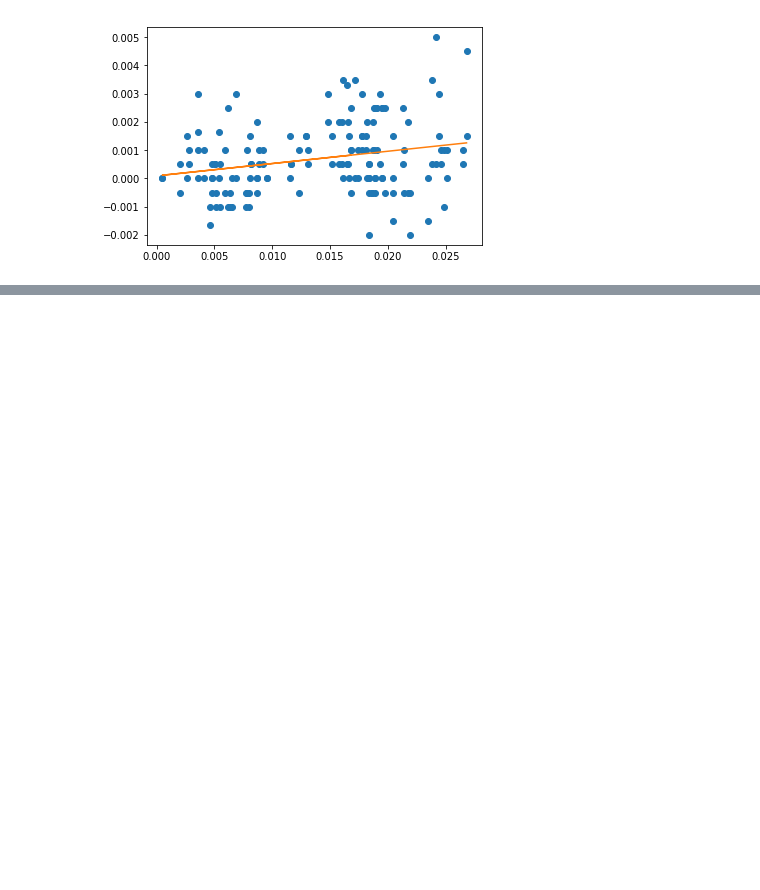
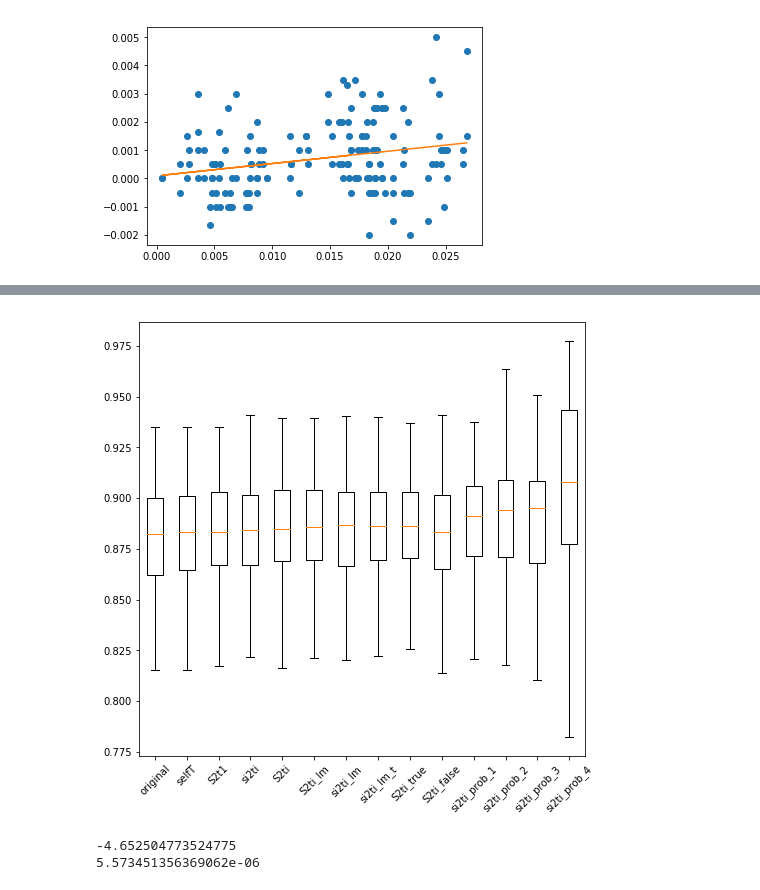
Before and after one commit to zycalice/domain-adaptation-nlp, a Jupyter notebook: notebooks/CIS620_project2_amazon.ipynb, the cells around one changed output, grey strips where cells are left out. Saved outputs shown, nothing was run; the diff lists cells and outputs as text; code cells hidden in the pictures; blank space fills up the shorter version.

```diff
--- a/notebooks/CIS620_project2_amazon.ipynb
+++ b/notebooks/CIS620_project2_amazon.ipynb
@@ -917,0 +1711,3 @@ plt.plot(x, m*x + b)
+# %%
+%%notify
+si2ti_prob_5 = all_combination_test(si2ti_prob,5, dist_eval = False)
@@ -917,0 +1716,3 @@ plt.plot(x, m*x + b)
+# %%
+%%notify
+si2ti_prob_2_5 = all_combination_test(si2ti_prob_2,5, dist_eval = False)
@@ -917,0 +1721,3 @@ plt.plot(x, m*x + b)
+# %%
+%%notify
+si2ti_prob_3_5 = all_combination_test(si2ti_prob_3,5, dist_eval = False)
@@ -917,0 +1726,3 @@ plt.plot(x, m*x + b)
+# %%
+%%notify
+si2ti_prob_4_5 = all_combination_test(si2ti_prob_4,5, dist_eval = False)
@@ -917,0 +1759,24 @@ plt.plot(x, m*x + b)
+# %%
+plt.figure(figsize = [8,8])
+plt.boxplot([si2ti_5[1],selfT[2],S2t1_5[2],si2ti_5[2],S2ti_5[2],
+             S2ti_lastModel_5[2],si2ti_lastModel_5[2], si2ti_lastModel_true_5[2],
+             S2ti_true_5[2],S2ti_false_5[2],
+             si2ti_prob_5[2],si2ti_prob_2_5[2],si2ti_prob_3_5[2],si2ti_prob_4_5[2]
+            ],
+            labels = ['original','selfT','S2t1','si2ti','S2ti',
+                      'S2ti_lm','si2ti_lm','si2ti_lm_t',
+                      'S2ti_true','S2ti_false',
+                      'si2ti_prob_1','si2ti_prob_2','si2ti_prob_3','si2ti_prob_4'
+                     ],
+            showfliers=False)
+plt.xticks(rotation=45)
+plt.show()
+# %% [output]
+[figure, added]
+# %%
+t,p = ttest_ind(si2ti_5[1], si2ti_prob_4_5[2], equal_var=False)
+print(t)
+print(p)
+# %% [output]
+-4.652504773524775
+5.573451356369062e-06
```
Also changed, not shown: parts of 58 cells of this notebook.
